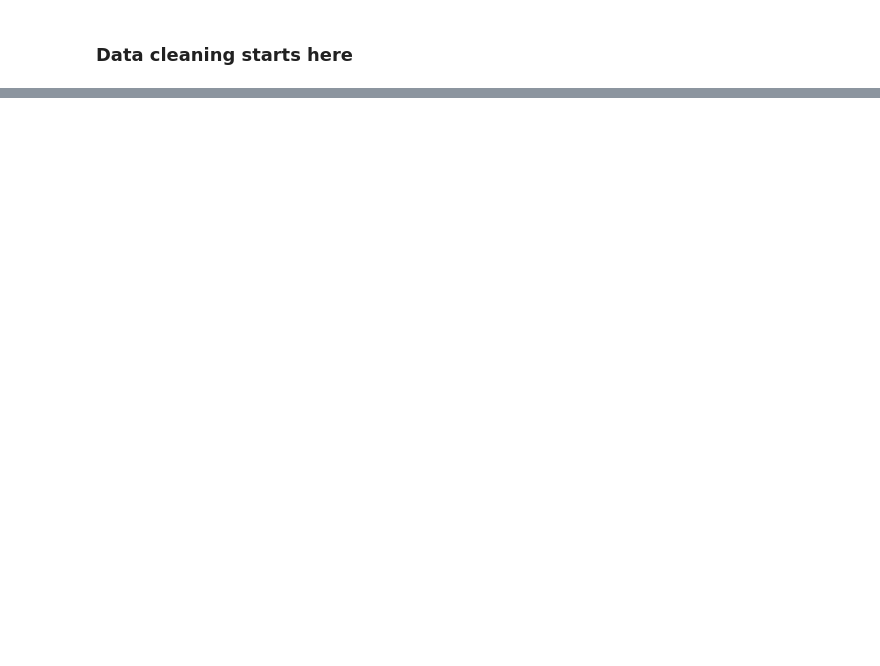
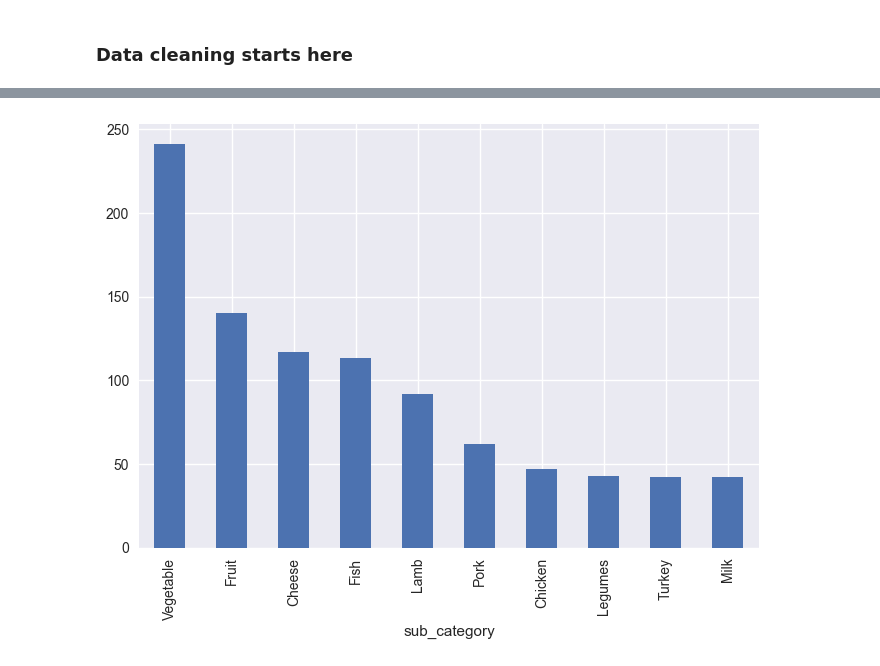
Before and after one commit to MinhasAlungal/culinary_compass, a Jupyter notebook: notebooks/food_recipes_EDA.ipynb, the cells around one changed output, grey strips where cells are left out. Cells and saved outputs as stored; diff of their text form; code cells hidden in the pictures; blank space fills up the shorter version.

```diff
--- a/notebooks/food_recipes_EDA.ipynb
+++ b/notebooks/food_recipes_EDA.ipynb
@@ -572,0 +998,6 @@ print(duplicate_counts.head(10))
+# %%
+# plot top 10 sub categories
+food_df['sub_category'].value_counts().head(10).plot(kind='bar')
+plt.show()
+# %% [output]
+[figure, added]
```
Also changed, not shown: parts of 50 cells of this notebook, 3 other files.
